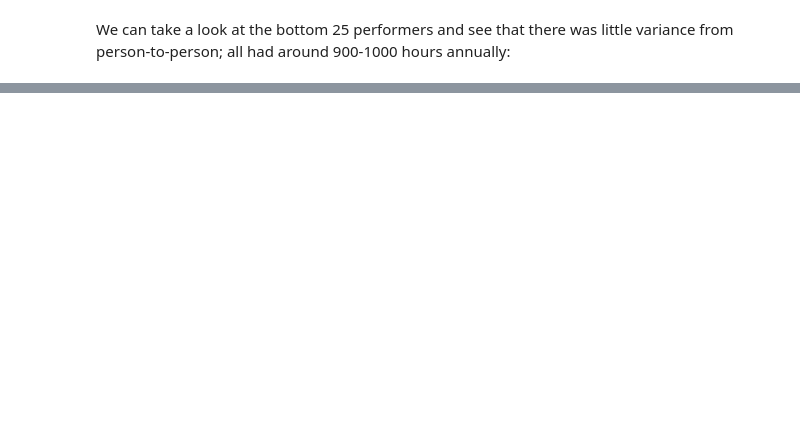
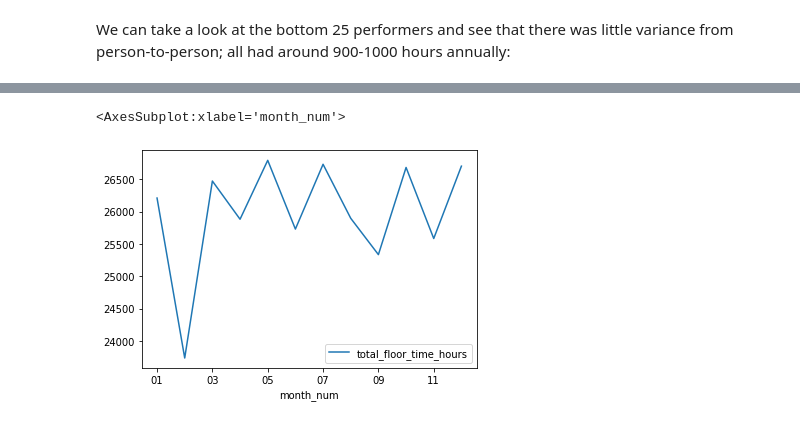
Before and after one commit to CornyhorseProjects/ZionsSample, a Jupyter notebook: clock_in_report.ipynb, the cells around one changed output, grey strips where cells are left out. Cells and saved outputs as stored; diff of their text form; code cells hidden in the pictures; blank space fills up the shorter version.

```diff
--- a/clock_in_report.ipynb
+++ b/clock_in_report.ipynb
@@ -147,0 +203,5 @@ where rank_worst <= 25;
+# %%
+df.plot(x='month_num', y='total_floor_time_hours')
+# %% [output]
+<AxesSubplot:xlabel='month_num'>
+[figure, added]
```
Also changed, not shown: parts of 14 cells of this notebook, 2 other files.
